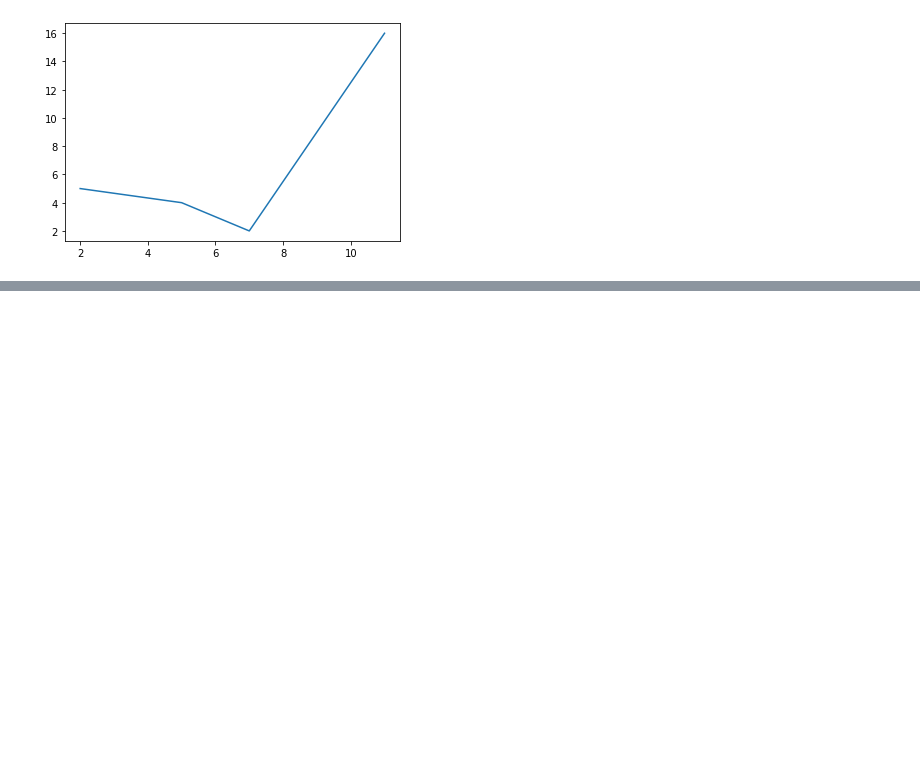
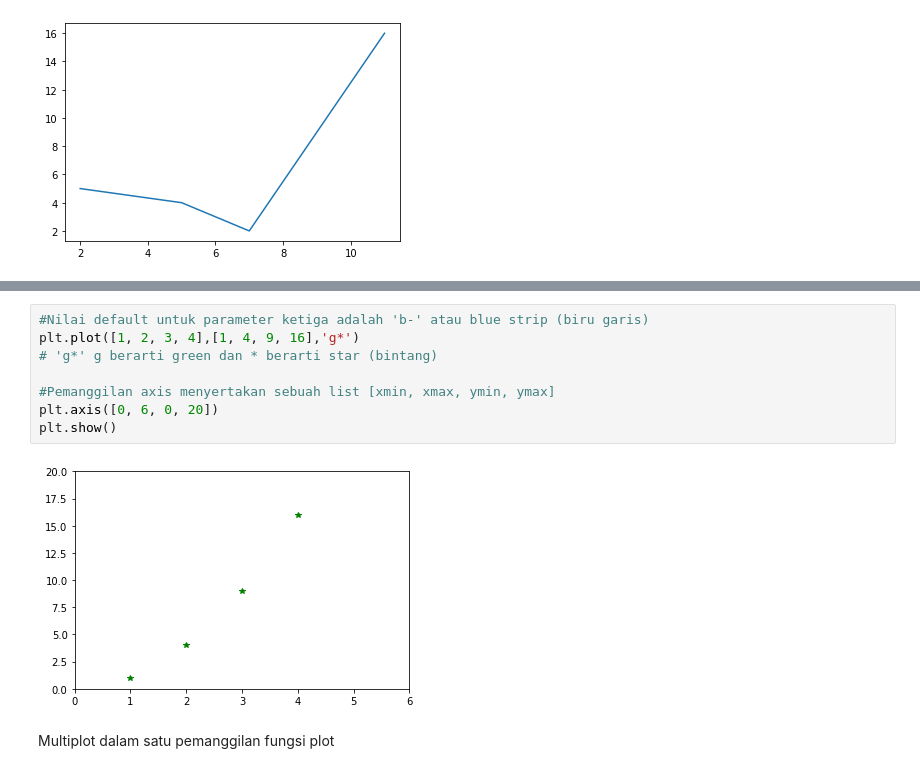
Before and after one commit to crzysab/Python-Matplotlib, a Jupyter notebook: MPL_02.ipynb, the cells around one changed output, grey strips where cells are left out. Saved outputs shown, nothing was run; the diff lists cells and outputs as text; blank space fills up the shorter version.

```diff
--- a/MPL_02.ipynb
+++ b/MPL_02.ipynb
@@ -30,0 +45,12 @@ plt.show()
+# %%
+#Nilai default untuk parameter ketiga adalah 'b-' atau blue strip (biru garis)
+plt.plot([1, 2, 3, 4],[1, 4, 9, 16],'g*')
+# 'g*' g berarti green dan * berarti star (bintang)
+
+#Pemanggilan axis menyertakan sebuah list [xmin, xmax, ymin, ymax]
+plt.axis([0, 6, 0, 20])
+plt.show()
+# %% [output]
+[figure, added]
+# %% [markdown]
+Multiplot dalam satu pemanggilan fungsi plot
```
Also changed, not shown: parts of 12 cells of this notebook.
